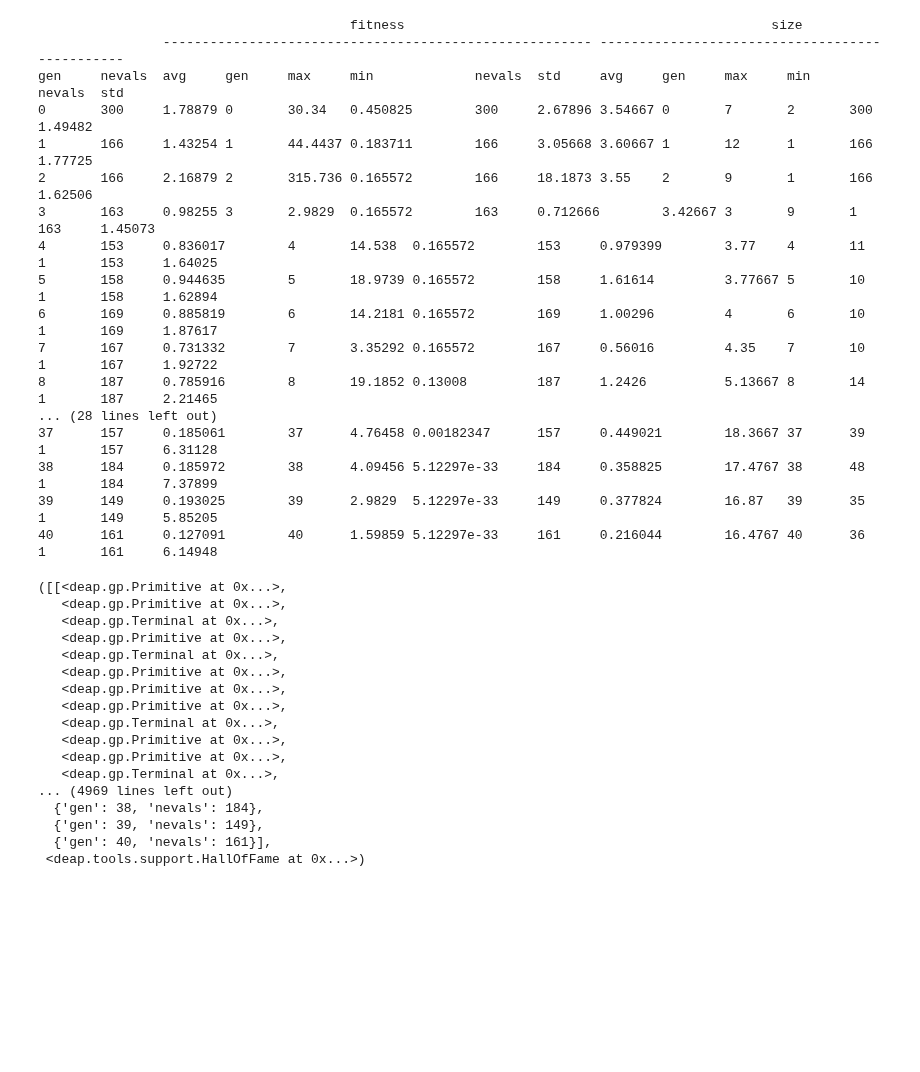
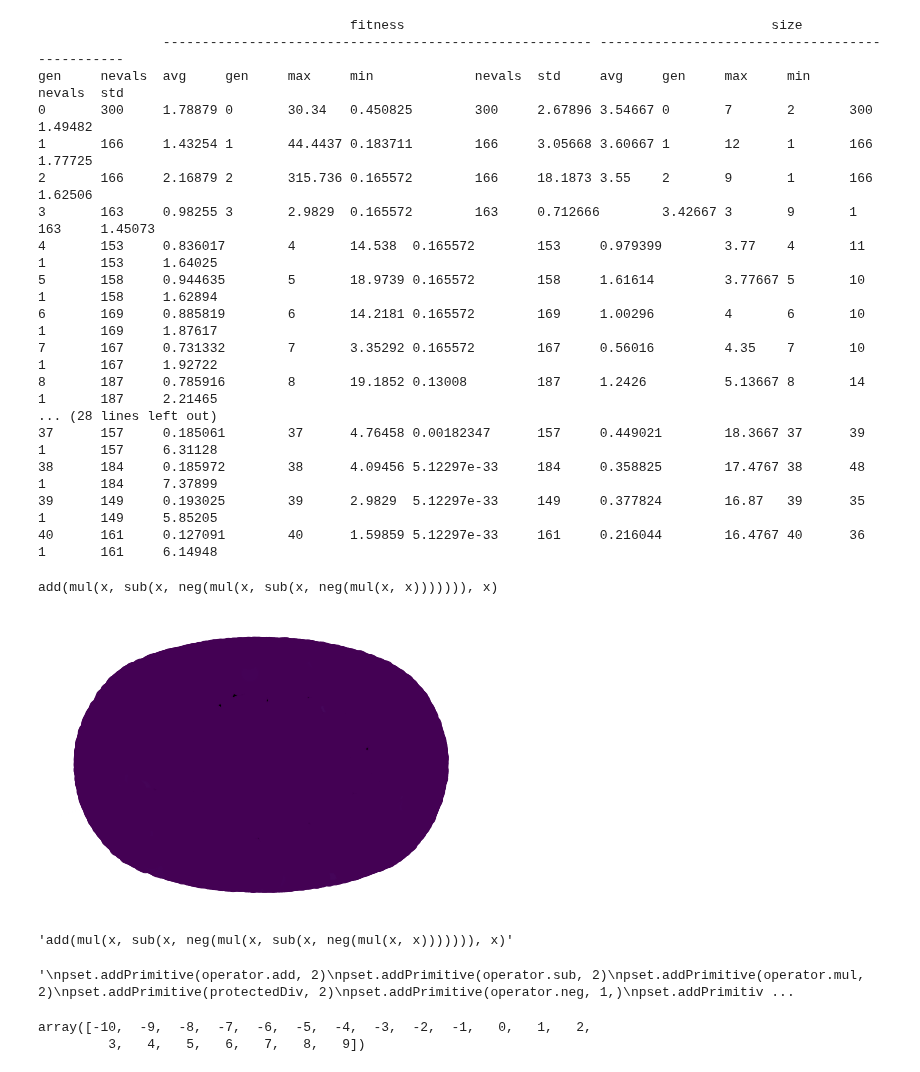
Before and after one commit to hughharford/condorgp, a Jupyter notebook: notebooks/katzenj-deap-testing/katzenj_Symbolic_regression_GP.ipynb, the cells around one changed output. Cells and saved outputs as stored; diff of their text form; code cells hidden in the pictures; blank space fills up the shorter version.

```diff
--- a/notebooks/katzenj-deap-testing/katzenj_Symbolic_regression_GP.ipynb
+++ b/notebooks/katzenj-deap-testing/katzenj_Symbolic_regression_GP.ipynb
@@ -62,8 +62,13 @@ toolbox.decorate("mutate", gp.staticLimit(key=operator.attrgetter("height"), max
 # %%
 def main():
     random.seed(318)
+    history = tools.History()
+    # Decorate the variation operators
+    toolbox.decorate("mate", history.decorator)
+    toolbox.decorate("mutate", history.decorator)
 
     pop = toolbox.population(n=300)
+    history.update(pop)
     hof = tools.HallOfFame(1)
 
     stats_fit = tools.Statistics(lambda ind: ind.fitness.values)
@@ -77,9 +82,9 @@ def main():
     pop, log = algorithms.eaSimple(pop, toolbox, 0.5, 0.1, 40, stats=mstats,
                                    halloffame=hof, verbose=True)
     # print log
-    return pop, log, hof
+    return pop, log, hof, history
 # %%
-main()
+pop, log, hof, history = main()
 # %% [output]
                                         fitness                                               size
                 ------------------------------------------------------- -----------------------------------------------
@@ -98,20 +103,7 @@ gen     nevals  avg     gen     max     min             nevals  std     avg
 38      184     0.185972        38      4.09456 5.12297e-33     184     0.358825        17.4767 38      48      1       184     7.37899
 39      149     0.193025        39      2.9829  5.12297e-33     149     0.377824        16.87   39      35      1       149     5.85205
 40      161     0.127091        40      1.59859 5.12297e-33     161     0.216044        16.4767 40      36      1       161     6.14948
-([[<deap.gp.Primitive at 0x...>,
-   <deap.gp.Primitive at 0x...>,
-   <deap.gp.Terminal at 0x...>,
-   <deap.gp.Primitive at 0x...>,
-   <deap.gp.Terminal at 0x...>,
-   <deap.gp.Primitive at 0x...>,
-   <deap.gp.Primitive at 0x...>,
-   <deap.gp.Primitive at 0x...>,
-   <deap.gp.Terminal at 0x...>,
-   <deap.gp.Primitive at 0x...>,
-   <deap.gp.Primitive at 0x...>,
-   <deap.gp.Terminal at 0x...>,
-... (4969 lines left out)
-  {'gen': 38, 'nevals': 184},
-  {'gen': 39, 'nevals': 149},
-  {'gen': 40, 'nevals': 161}],
- <deap.tools.support.HallOfFame at 0x...>)
+# %%
+print(hof.items[0])
+# %% [output]
+add(mul(x, sub(x, neg(mul(x, sub(x, neg(mul(x, x))))))), x)
@@ -117,0 +112,8 @@ gen     nevals  avg     gen     max     min             nevals  std     avg
+# %%
+graph = networkx.DiGraph(history.genealogy_tree)
+graph = graph.reverse()     # Make the graph top-down
+colors = [toolbox.evaluate(history.genealogy_history[i])[0] for i in graph]
+networkx.draw(graph, node_color=colors)
+plt.show()
+# %% [output]
+[figure, added]
@@ -117,0 +122,17 @@ gen     nevals  avg     gen     max     min             nevals  std     avg
+# %%
+equation
+# %% [output]
+'add(mul(x, sub(x, neg(mul(x, sub(x, neg(mul(x, x))))))), x)'
+# %%
+"""
+pset.addPrimitive(operator.add, 2)
+pset.addPrimitive(operator.sub, 2)
+pset.addPrimitive(operator.mul, 2)
+pset.addPrimitive(protectedDiv, 2)
+pset.addPrimitive(operator.neg, 1,)
+pset.addPrimitive(math.cos, 1)
+pset.addPrimitive(math.sin, 1)
+pset.addEphemeralConstant("rand101", lambda: random.randint(-1,1))
+"""
+# %% [output]
+'\npset.addPrimitive(operator.add, 2)\npset.addPrimitive(operator.sub, 2)\npset.addPrimitive(operator.mul, 2)\npset.addPrimitive(protectedDiv, 2)\npset.addPrimitive(operator.neg, 1,)\npset.addPrimitiv ...
@@ -117,0 +147,5 @@ gen     nevals  avg     gen     max     min             nevals  std     avg
+# %%
+x
+# %% [output]
+array([-10,  -9,  -8,  -7,  -6,  -5,  -4,  -3,  -2,  -1,   0,   1,   2,
+         3,   4,   5,   6,   7,   8,   9])
```
Also changed, not shown: parts of 23 cells of this notebook.
